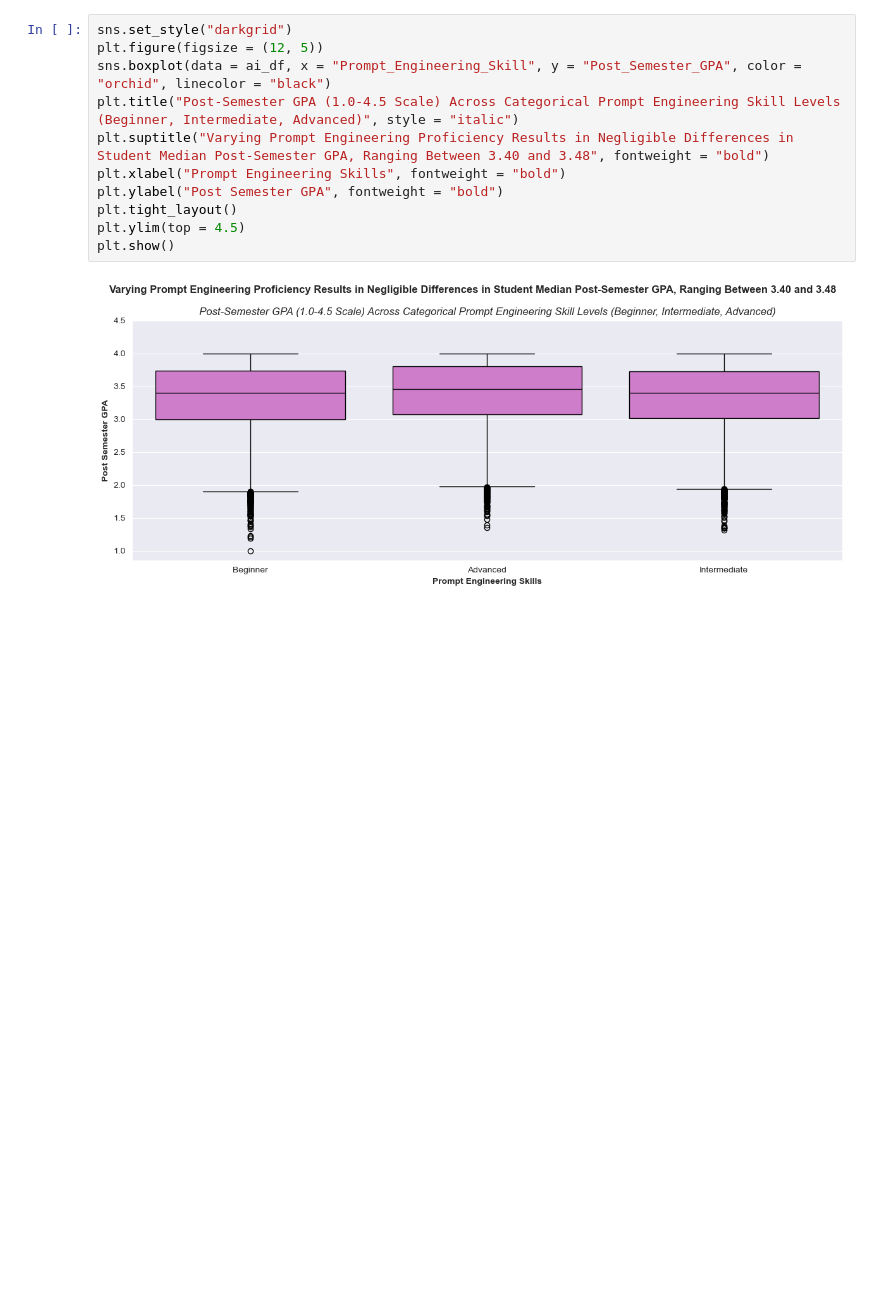
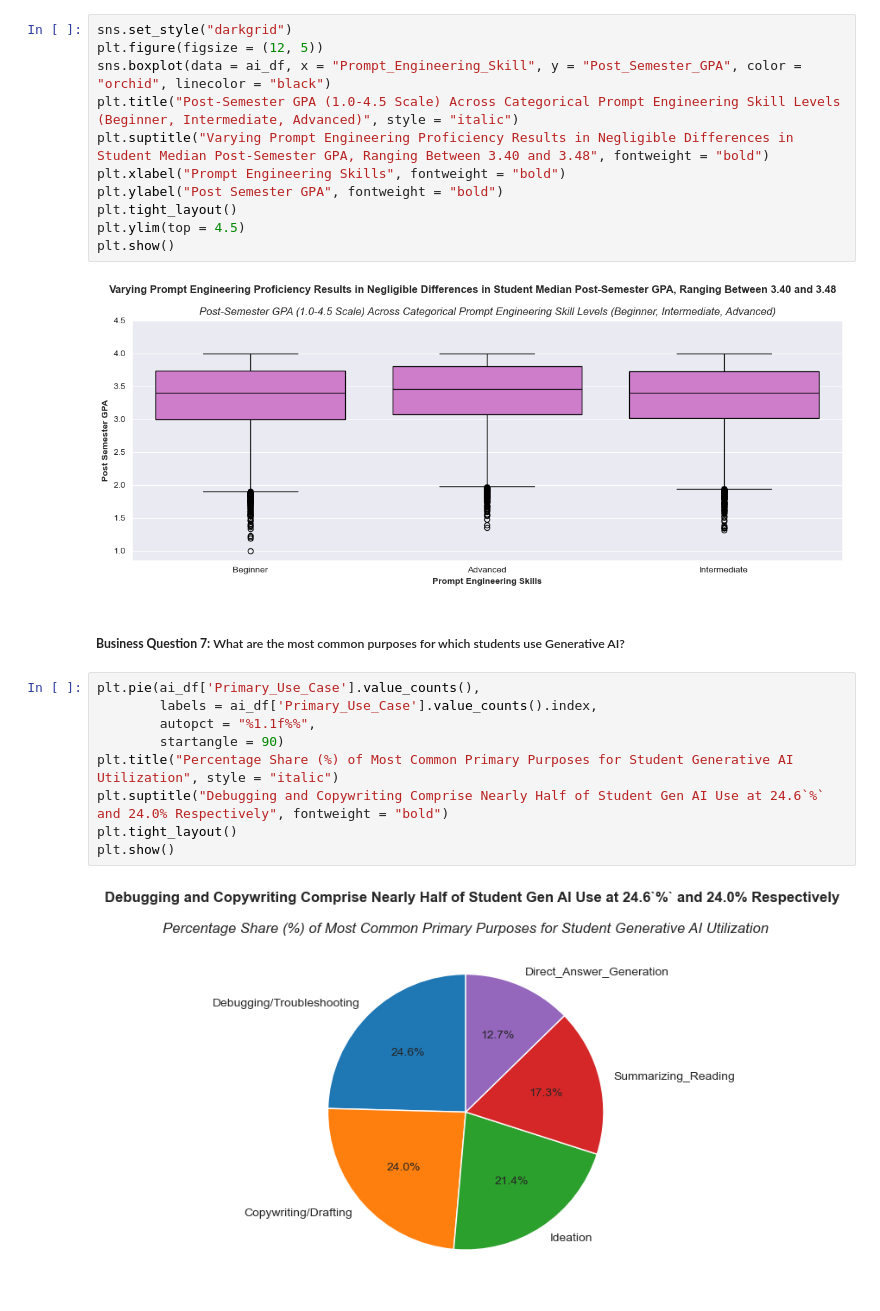
Before and after one commit to jeffwongqy/Impact-of-AI-on-Students, a Jupyter notebook: eda.ipynb, the cells around one changed output. Cells and saved outputs as stored; diff of their text form; blank space fills up the shorter version.

```diff
--- a/eda.ipynb
+++ b/eda.ipynb
@@ -171,3 +171,16 @@ plt.ylim(top = 4.5)
 plt.show()
 # %% [output]
 [figure]
+# %% [markdown]
+##### **Business Question 7:** What are the most common purposes for which students use Generative AI?
+# %%
+plt.pie(ai_df['Primary_Use_Case'].value_counts(),
+        labels = ai_df['Primary_Use_Case'].value_counts().index,
+        autopct = "%1.1f%%",
+        startangle = 90)
+plt.title("Percentage Share (%) of Most Common Primary Purposes for Student Generative AI Utilization", style = "italic")
+plt.suptitle("Debugging and Copywriting Comprise Nearly Half of Student Gen AI Use at 24.6`%` and 24.0% Respectively", fontweight = "bold")
+plt.tight_layout()
+plt.show()
+# %% [output]
+[figure, added]
```
Also changed, not shown: parts of 2 cells of this notebook.
